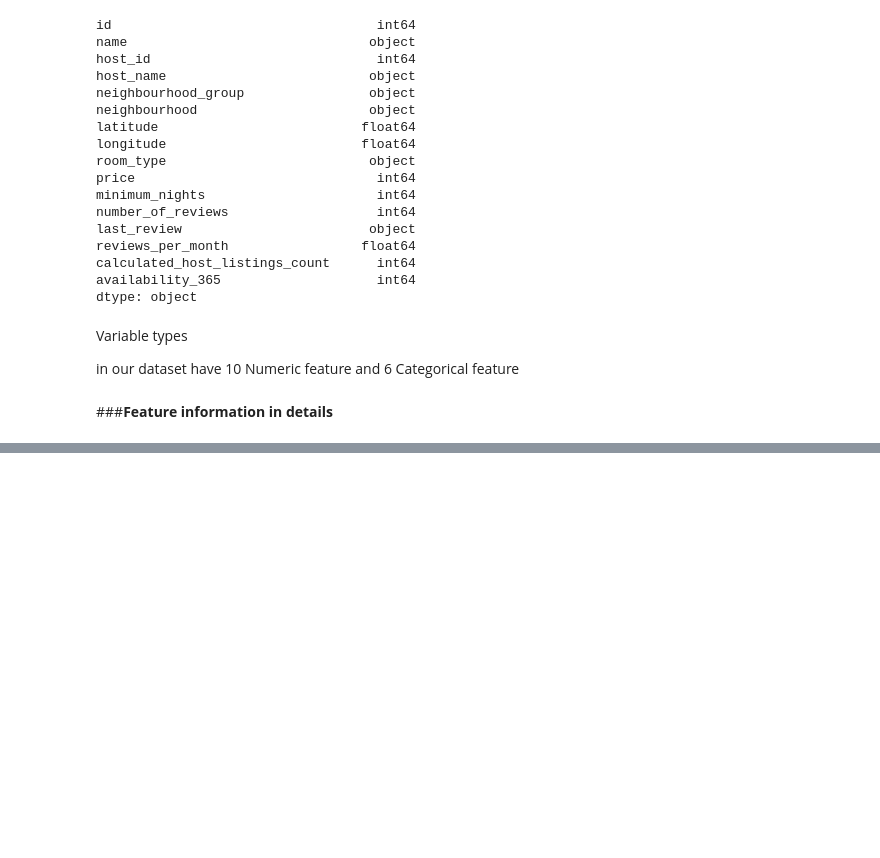
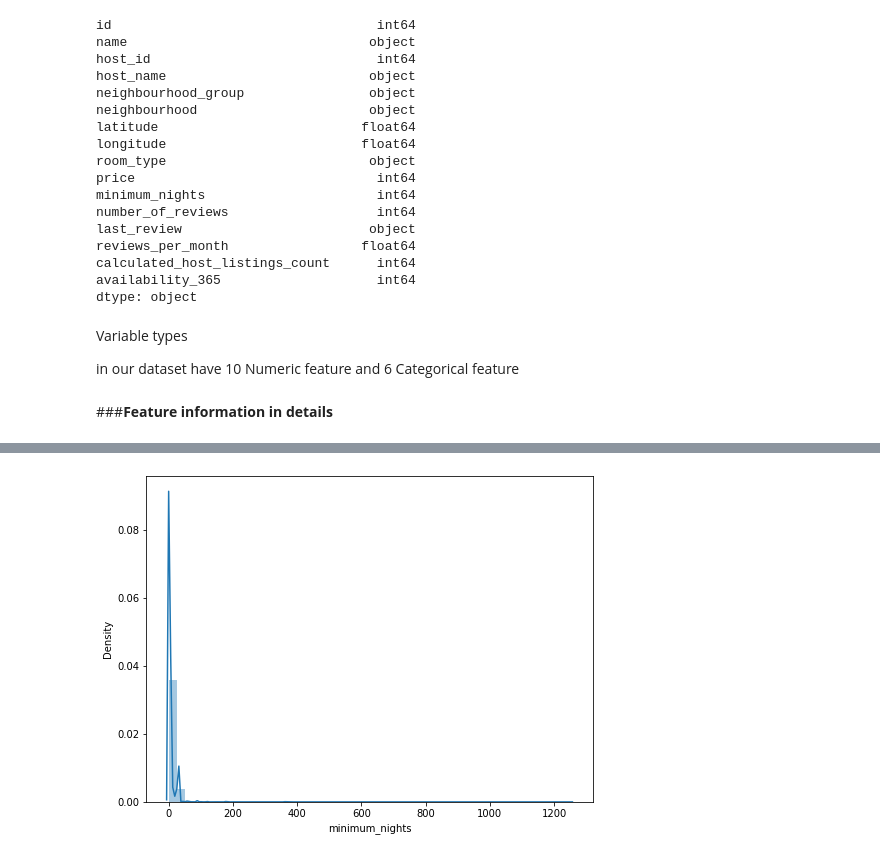
Before and after one commit to Rajesh1505/Airbnb_bookings_analysis_Capstone_project_1, a Jupyter notebook: Airbnb_Bookings_Analysis_Rajesh_Kumar_Patel.ipynb, the cells around one changed output, grey strips where cells are left out. Saved outputs shown, nothing was run; the diff lists cells and outputs as text; code cells hidden in the pictures; blank space fills up the shorter version.

```diff
--- a/Airbnb_Bookings_Analysis_Rajesh_Kumar_Patel.ipynb
+++ b/Airbnb_Bookings_Analysis_Rajesh_Kumar_Patel.ipynb
@@ -121,0 +215,7 @@ in our dataset have 10 Numeric feature and 6 Categorical feature
+# %%
+#plot minimum nights
+plt.figure(figsize=(8,6))
+sns.distplot(airbnb_data['minimum_nights'],kde=True)
+plt.show()
+# %% [output]
+[figure, added]
```
Also changed, not shown: parts of 27 cells of this notebook.
